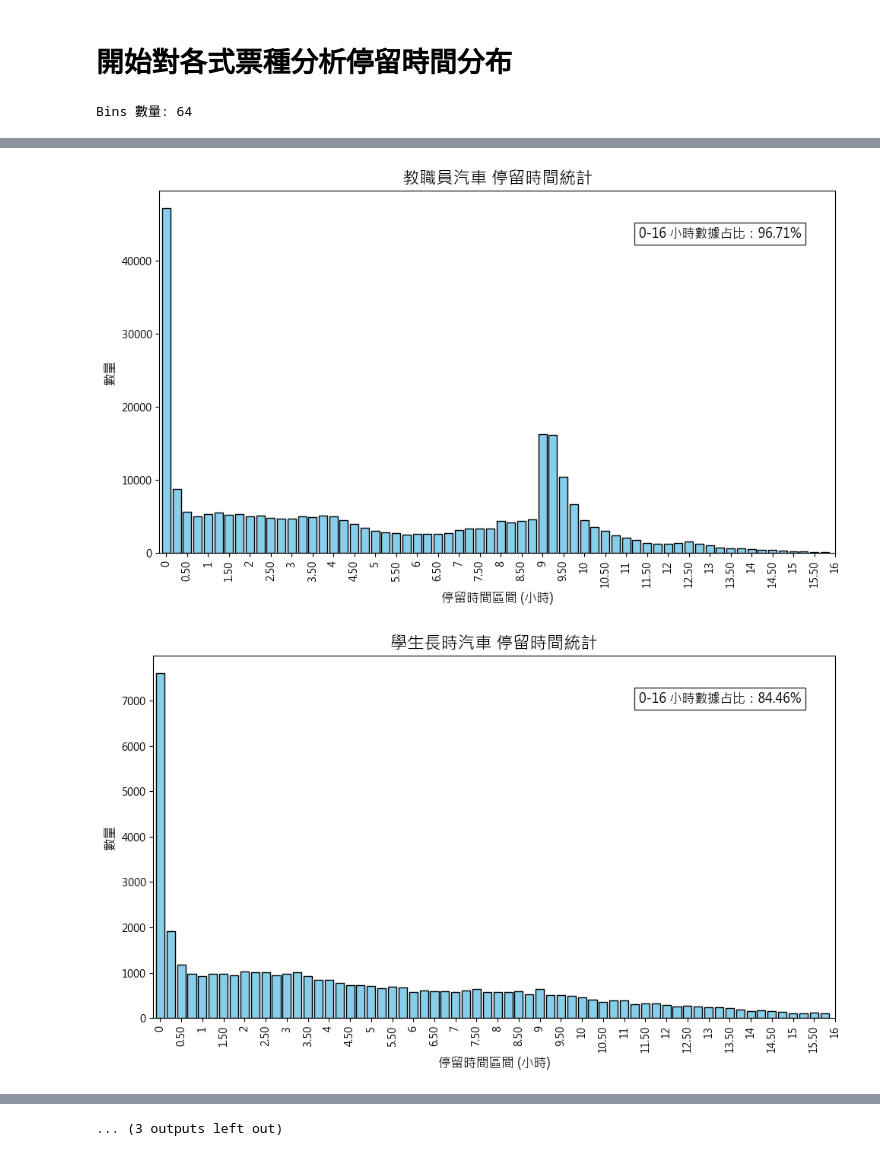
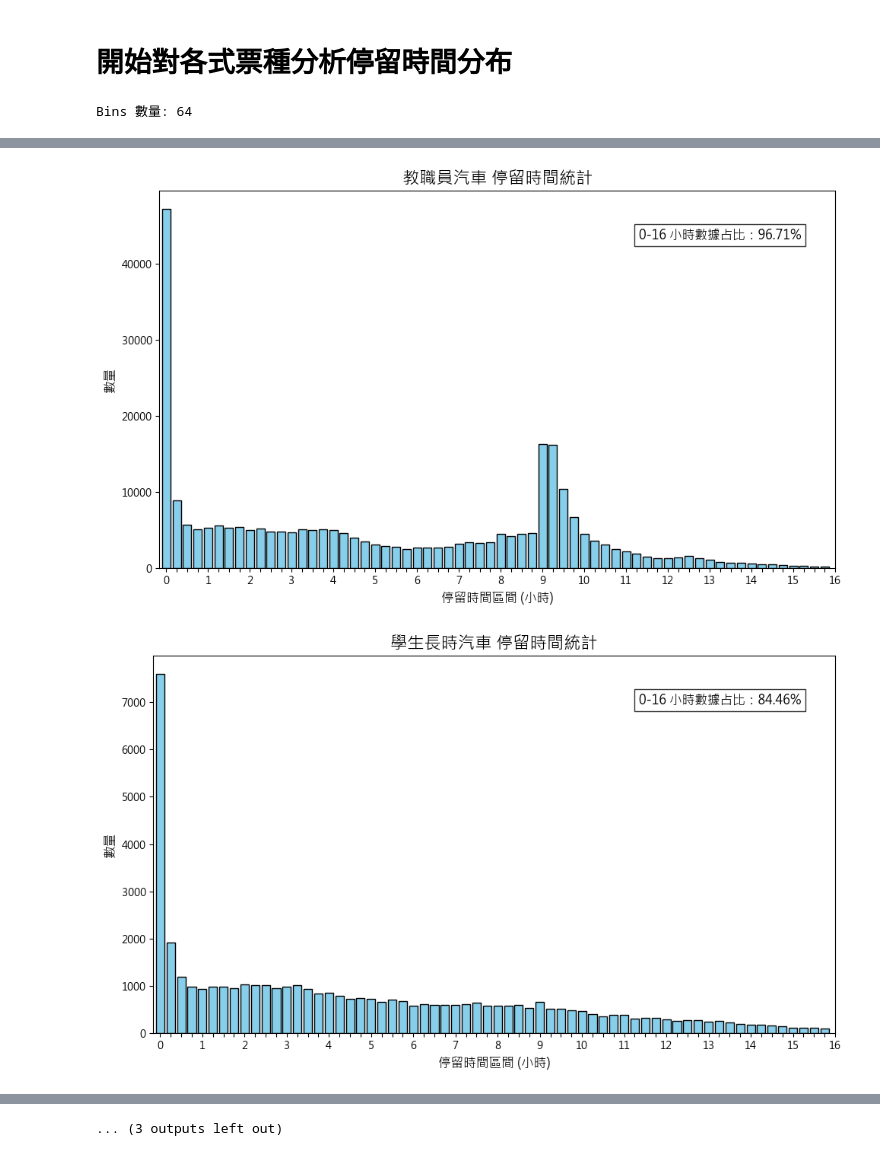
Before and after one commit to CodeToCody/Parking_ana, a Jupyter notebook: Chapter4資料探勘與趨勢分析/Ticket_stay_Time.ipynb, the cells around one changed output, grey strips where cells are left out. Drawn from its saved outputs; the diff is of its cells as text; code cells hidden in the pictures.

```diff
--- a/Chapter4資料探勘與趨勢分析/Ticket_stay_Time.ipynb
+++ b/Chapter4資料探勘與趨勢分析/Ticket_stay_Time.ipynb
@@ -6,7 +6,7 @@ import numpy as np
 import sys
 import seaborn as sns
 # %%
-magic_num = 0
+magic_num = 1
 
 if magic_num == 0:
     source_path = r"C:/Cody/Research/clean_data/prepare.csv"
@@ -126,11 +126,15 @@ for cat in ticket_directory:
     plt.xlabel('停留時間區間 (小時)', fontsize=12)
     plt.ylabel('數量', fontsize=12)
 
-    # 設置 x 軸刻度（每 15 分鐘刻度，每 0.5 小時標籤）
-    tick_positions = np.arange(0, max_hours + bin_width, bin_width)             # 每 15 分鐘
-    label_positions = np.arange(0, max_hours + 0.5, 0.5)                        # 每 0.5 小時標籤
-    label_indices = (label_positions / bin_width).astype(int)                   # 對應 bin 索引
-    plt.xticks(label_indices, [f"{x:.2f}" if x % 1 else f"{x:.0f}" for x in label_positions])
+    # 設置 x 軸刻度（每 0.25 小時一格，但只標整數小時）
+    tick_positions = np.arange(0, max_hours + bin_width, bin_width)  # 每 15 分鐘一格
+    tick_labels = [str(int(x)) if x.is_integer() else "" for x in tick_positions]  # 只標整數小時
+
+    # 對應 bar chart 的每個 bin，用 index 設定 xticks（從 0 開始）
+    plt.xticks(np.arange(len(tick_positions)), tick_labels, rotation=0)
+
+    # 設定 x 軸刻度與標籤
+    plt.xticks(np.arange(len(tick_positions)), tick_labels)
 
     plt.text(0.95, 0.90, f"0-16 小時數據占比：{in_range_percent:.2f}%",
                  transform=plt.gca().transAxes, fontsize=12,
@@ -145,2 +149,2 @@ Bins 數量: 64
-[figure, old version]
+[figure, new version]
-[figure, old version]
+[figure, new version]
```
Also changed, not shown: parts of 3 cells of this notebook, 13 other files.
